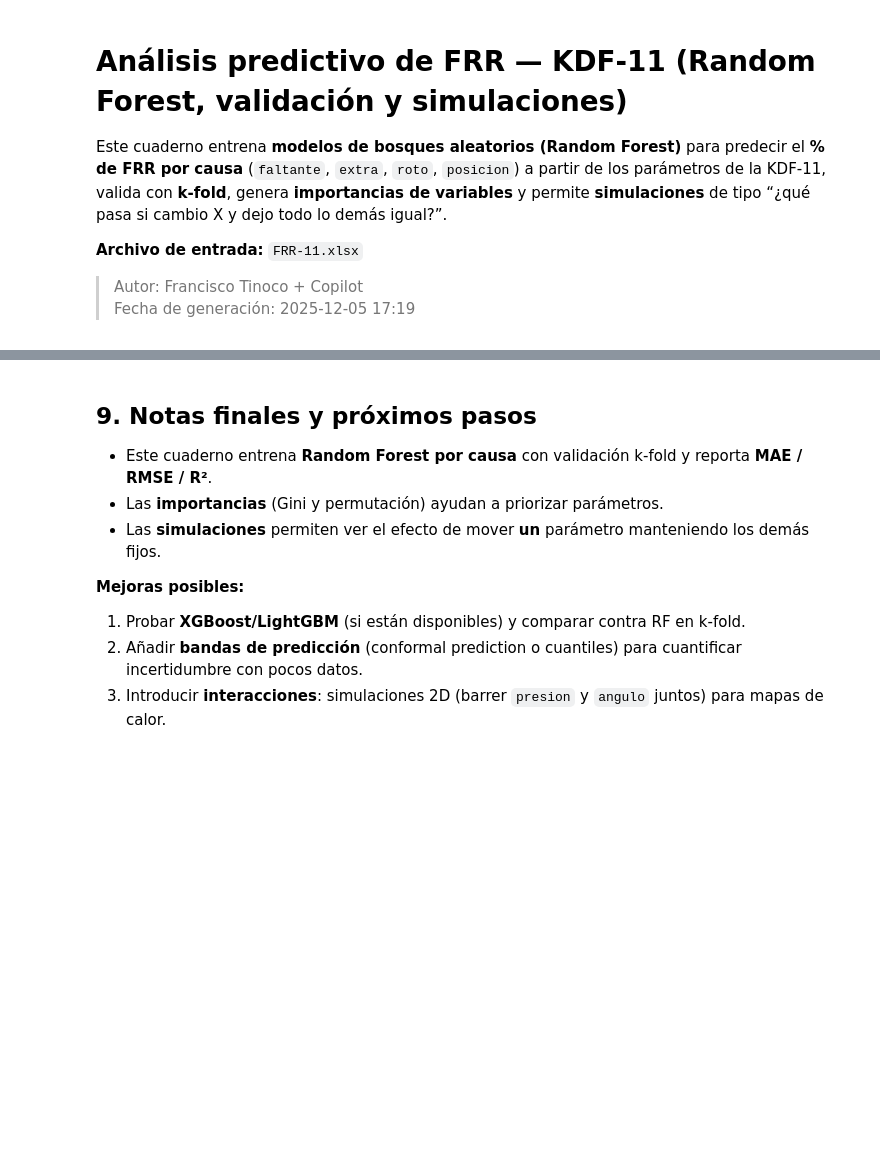
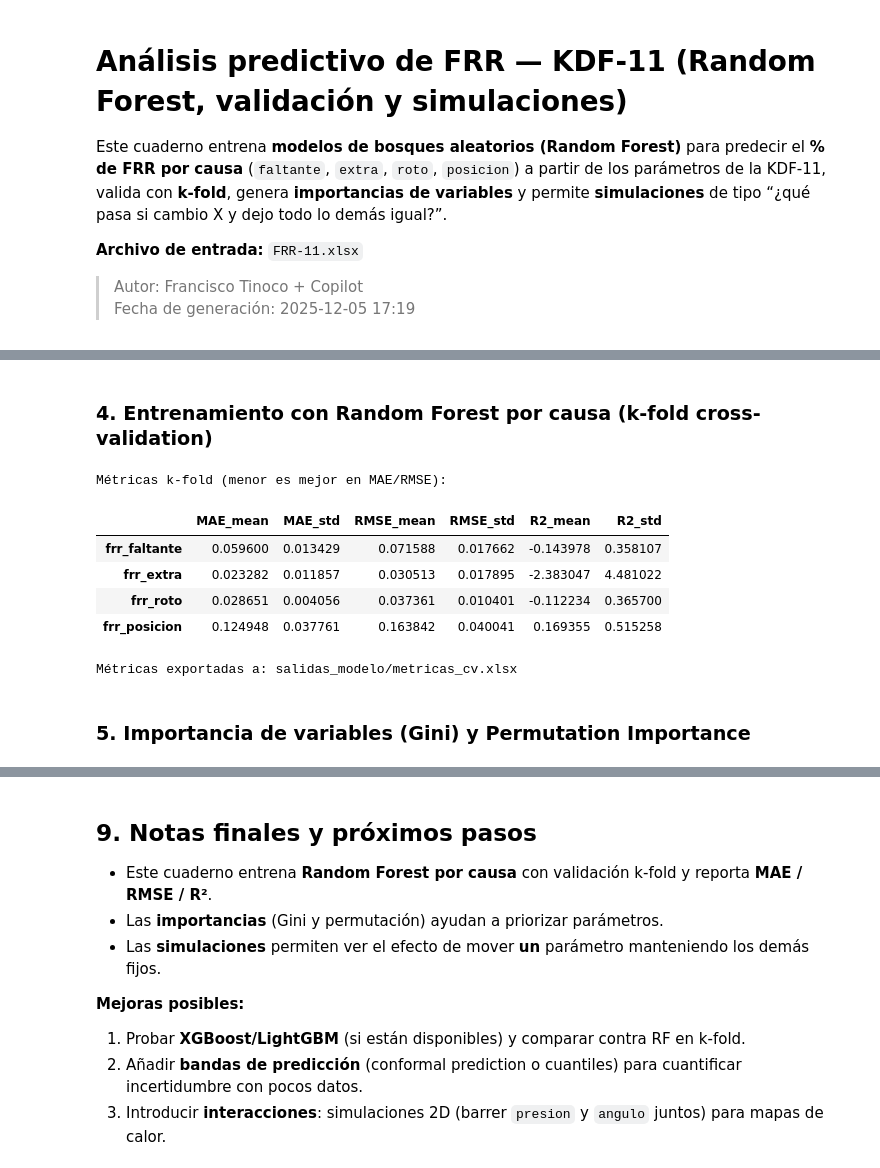
Before and after one commit to PacoTinoco/Failures-PMI, a Jupyter notebook: Analisis_FRR_KDF11.ipynb, the cells around one changed output, grey strips where cells are left out. Cells and saved outputs as stored; diff of their text form; code cells hidden in the pictures; blank space fills up the shorter version.

```diff
--- a/Analisis_FRR_KDF11.ipynb
+++ b/Analisis_FRR_KDF11.ipynb
@@ -183,8 +197,6 @@ print('Dataset limpio exportado a: salidas_modelo/dataset_limpio.xlsx')
+# %% [markdown]
+### 4. Entrenamiento con Random Forest por causa (k-fold cross-validation)
 # %%
-
-# %% [markdown]
-# ## 4. Entrenamiento con Random Forest por causa (k-fold cross-validation)
-
 if not SKLEARN_OK:
     raise SystemExit('scikit-learn es requerido para continuar.')
 
@@ -208,33 +220,42 @@ for target in targets:
         'MAE': 'neg_mean_absolute_error',
         'RMSE': 'neg_root_mean_squared_error',
         'R2': 'r2'
     }
 
     scores = cross_validate(rf, X.values, y, cv=cv, scoring=scoring, return_train_score=False)
 
     res = {
         'MAE_mean': -scores['test_MAE'].mean(),
         'MAE_std' :  scores['test_MAE'].std(),
         'RMSE_mean': -scores['test_RMSE'].mean(),
         'RMSE_std' :  scores['test_RMSE'].std(),
         'R2_mean': scores['test_R2'].mean(),
         'R2_std' : scores['test_R2'].std(),
     }
 
     cv_resultados[target] = res
 
     # Entrenamos modelo final en todo el dataset
     rf.fit(X.values, y)
     modelos[target] = rf
 
 # Mostrar resultados
-print('Métricas k-fold (menor es mejor en MAE/RMSE):
-')
+print('Métricas k-fold (menor es mejor en MAE/RMSE):')
 res_df = pd.DataFrame(cv_resultados).T
 try:
     display(res_df)
 except Exception:
     print(res_df)
 res_df.to_excel(OUTPUT_DIR / 'metricas_cv.xlsx', engine='openpyxl')
 print('Métricas exportadas a: salidas_modelo/metricas_cv.xlsx')
+# %% [output]
+Métricas k-fold (menor es mejor en MAE/RMSE):
+|  | MAE_mean | MAE_std | RMSE_mean | RMSE_std | R2_mean | R2_std |
+| frr_faltante | 0.059600 | 0.013429 | 0.071588 | 0.017662 | -0.143978 | 0.358107 |
+| frr_extra | 0.023282 | 0.011857 | 0.030513 | 0.017895 | -2.383047 | 4.481022 |
+| frr_roto | 0.028651 | 0.004056 | 0.037361 | 0.010401 | -0.112234 | 0.365700 |
+| frr_posicion | 0.124948 | 0.037761 | 0.163842 | 0.040041 | 0.169355 | 0.515258 |
+Métricas exportadas a: salidas_modelo/metricas_cv.xlsx
+# %% [markdown]
+### 5. Importancia de variables (Gini) y Permutation Importance
 # %%
```
Also changed, not shown: parts of 11 cells of this notebook, 4 other files.
